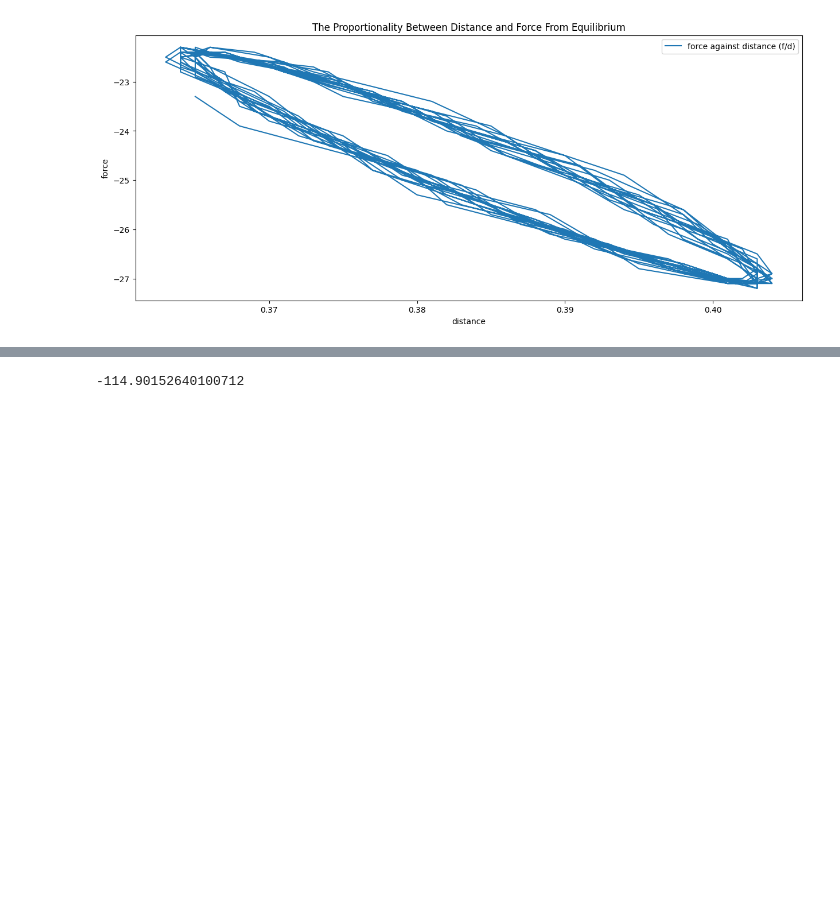
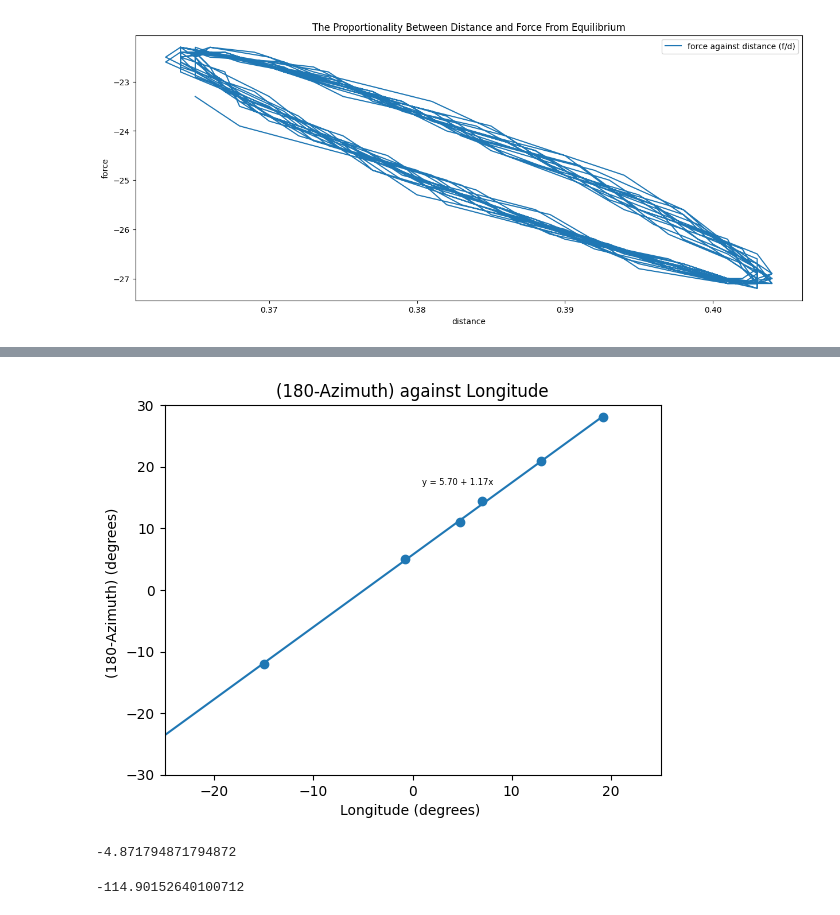
Before and after one commit to ClarkieUK/Data-Analysis, a Jupyter notebook: notebook.ipynb, the cells around one changed output, grey strips where cells are left out. Drawn from its saved outputs; the diff is of its cells as text; code cells hidden in the pictures; blank space fills up the shorter version.

```diff
--- a/notebook.ipynb
+++ b/notebook.ipynb
@@ -54,6 +54,7 @@ force2 = data2['force']
 
 alt = astrodata['alt']
 az = astrodata['az']
+long = astrodata['long']
 # %%
 fig, ax = plt.subplots(figsize=(15, 6))
 ax.plot((distance), force, label = "Force Against Distance (f/d)")
@@ -152,3 +128,39 @@ Name: az, dtype: float64
+# %%
+x = long
+y = 180-az
+
+#find line of best fit
+a, b, c = np.polyfit(x, y, 2)
+
+#add points to plot
+plt.scatter(x, y, color='white')
+
+plt.xlabel("Longitude (degrees) ")
+plt.ylabel("(180-Azimuth) (degrees) ")
+
+plt.title("(180-Azimuth) against Longitude")
+
+#polynomial fit with degree = 2
+
+plt.scatter(x, y)
+
+a, b = np.polyfit(x, y, 1)
+
+#add line of best fit to plot
+plt.plot(x, a*x+b)
+plt.text(1, 17, 'y = ' + '{:.2f}'.format(b) + ' + {:.2f}'.format(a) + 'x', size=6)
+plt.ylim(ymin=-30)
+plt.ylim(ymax=30)
+plt.xlim(xmin=-25)
+plt.xlim(xmax=25)
+plt.savefig("180-azvslong.png")
+plt.show()
+# %% [output]
+[figure, added]
+# %%
+print(-5.70/1.17) # finds longitude
+# %% [output]
+-4.871794871794872
 # %%
 gradient = ((np.mean(distance2) * np.mean(force2)) - np.mean(distance2*force2))/((np.mean(distance2))**(2)-(np.mean(distance2**(2))))
 
```
Also changed, not shown: parts of 2 cells of this notebook, 2 other files.
